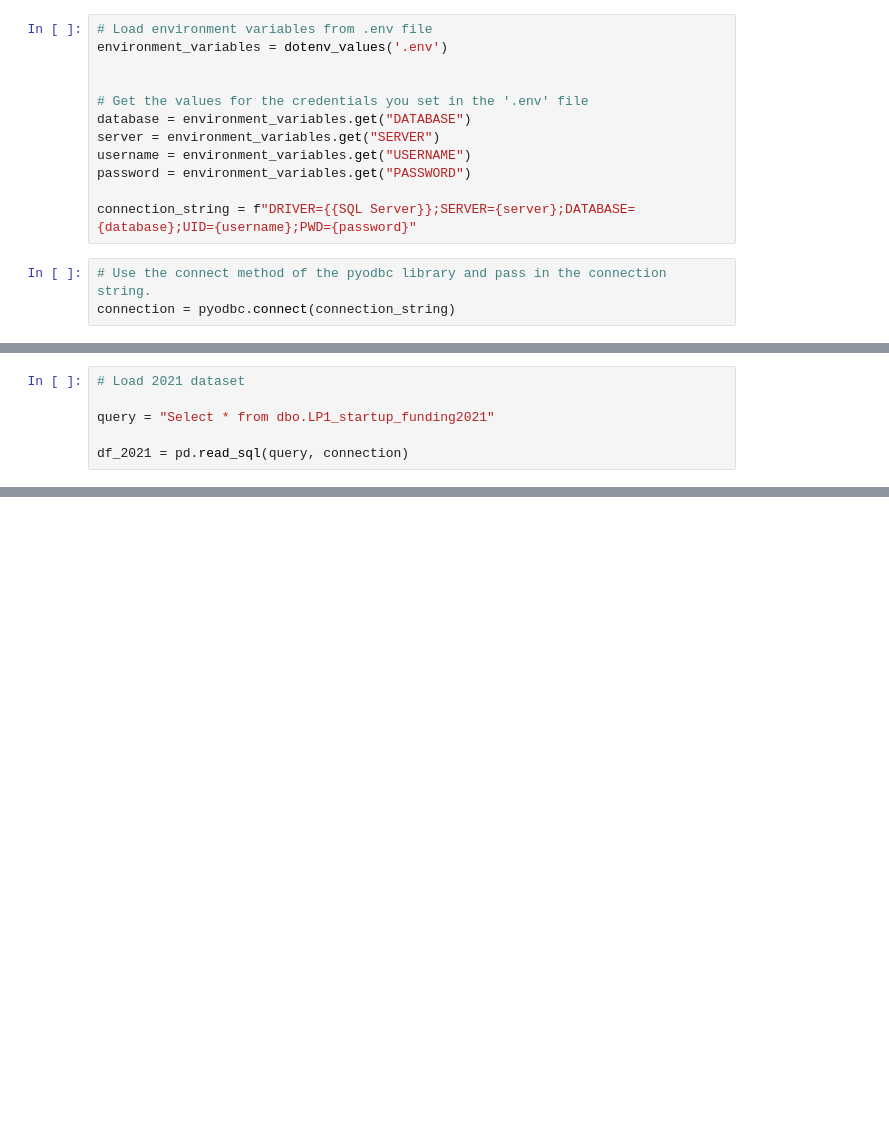
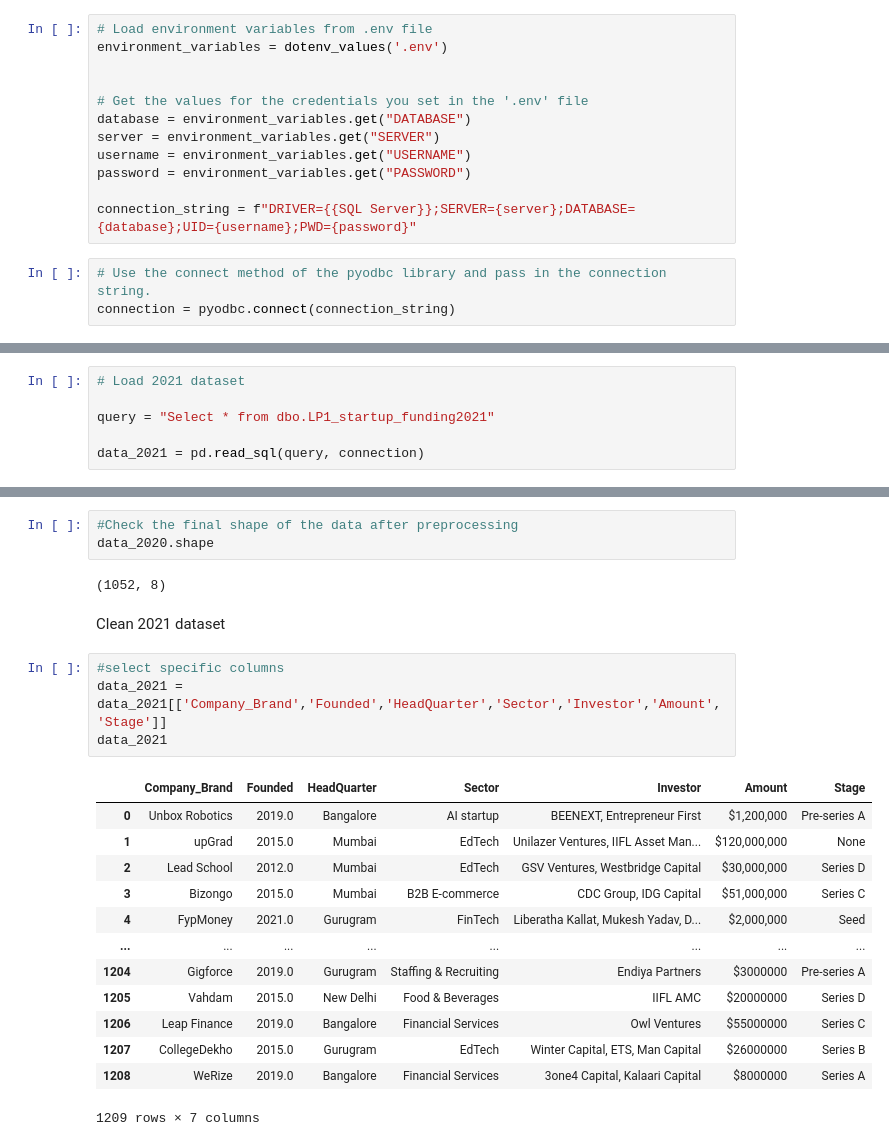
Before and after one commit to UMAR-FAWAZ/Indian_startup_funding_project, a Jupyter notebook: Indian_Startup.ipynb, the cells around one changed output, grey strips where cells are left out. Cells and saved outputs as stored; diff of their text form; blank space fills up the shorter version.

```diff
--- a/Indian_Startup.ipynb
+++ b/Indian_Startup.ipynb
@@ -65,5 +66,5 @@ df_2020
 
 query = "Select * from dbo.LP1_startup_funding2021"
 
-df_2021 = pd.read_sql(query, connection)
+data_2021 = pd.read_sql(query, connection)
 # %%
@@ -100,0 +643,25 @@ data_2018.head()
+# %%
+#Check the final shape of the data after preprocessing
+data_2020.shape
+# %% [output]
+(1052, 8)
+# %% [markdown]
+Clean 2021 dataset
+# %%
+#select specific columns
+data_2021 = data_2021[['Company_Brand','Founded','HeadQuarter','Sector','Investor','Amount','Stage']]
+data_2021
+# %% [output]
+|  | Company_Brand | Founded | HeadQuarter | Sector | Investor | Amount | Stage |
+| 0 | Unbox Robotics | 2019.0 | Bangalore | AI startup | BEENEXT, Entrepreneur First | $1,200,000 | Pre-series A |
+| 1 | upGrad | 2015.0 | Mumbai | EdTech | Unilazer Ventures, IIFL Asset Man... | $120,000,000 | None |
+| 2 | Lead School | 2012.0 | Mumbai | EdTech | GSV Ventures, Westbridge Capital | $30,000,000 | Series D |
+| 3 | Bizongo | 2015.0 | Mumbai | B2B E-commerce | CDC Group, IDG Capital | $51,000,000 | Series C |
+| 4 | FypMoney | 2021.0 | Gurugram | FinTech | Liberatha Kallat, Mukesh Yadav, D... | $2,000,000 | Seed |
+| ... | ... | ... | ... | ... | ... | ... | ... |
+| 1204 | Gigforce | 2019.0 | Gurugram | Staffing & Recruiting | Endiya Partners | $3000000 | Pre-series A |
+| 1205 | Vahdam | 2015.0 | New Delhi | Food & Beverages | IIFL AMC | $20000000 | Series D |
+| 1206 | Leap Finance | 2019.0 | Bangalore | Financial Services | Owl Ventures | $55000000 | Series C |
+| 1207 | CollegeDekho | 2015.0 | Gurugram | EdTech | Winter Capital, ETS, Man Capital | $26000000 | Series B |
+| 1208 | WeRize | 2019.0 | Bangalore | Financial Services | 3one4 Capital, Kalaari Capital | $8000000 | Series A |
+1209 rows × 7 columns
```
Also changed, not shown: parts of 112 cells of this notebook.
